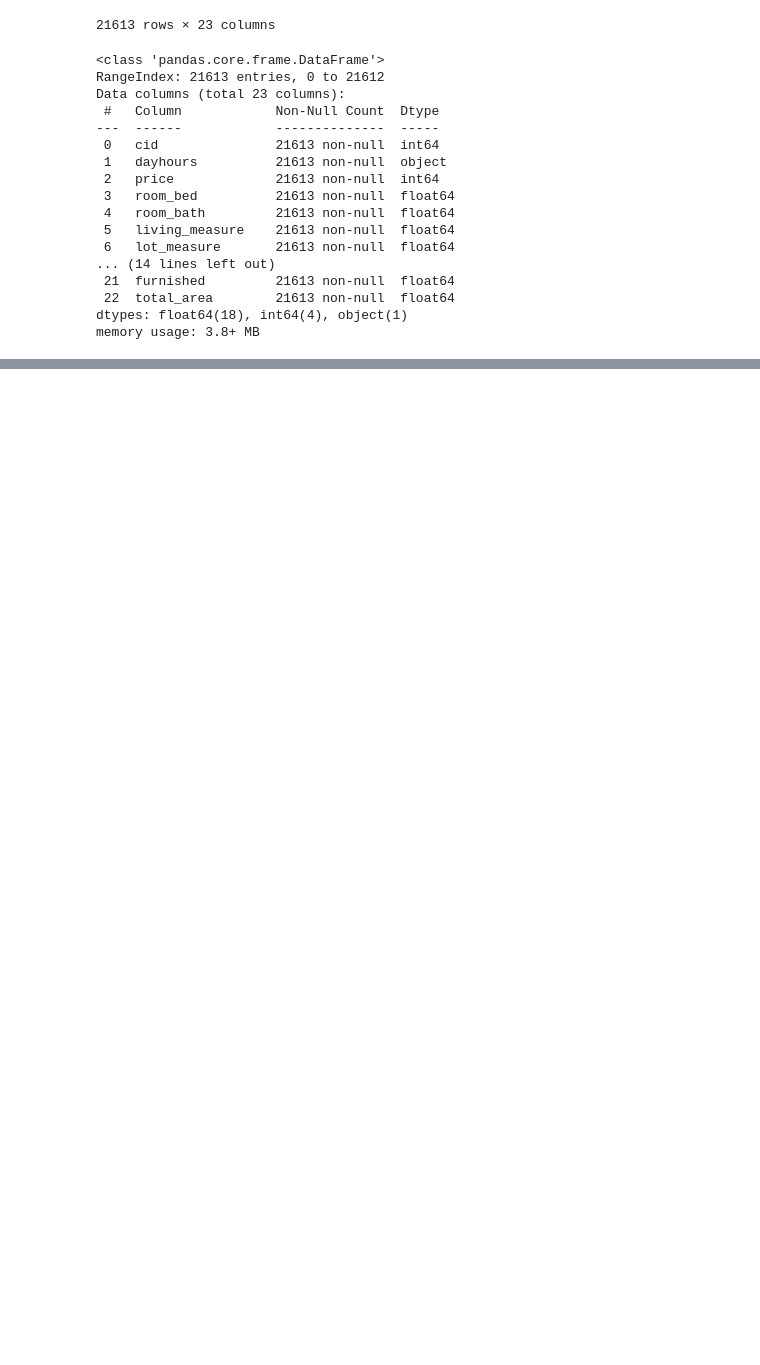
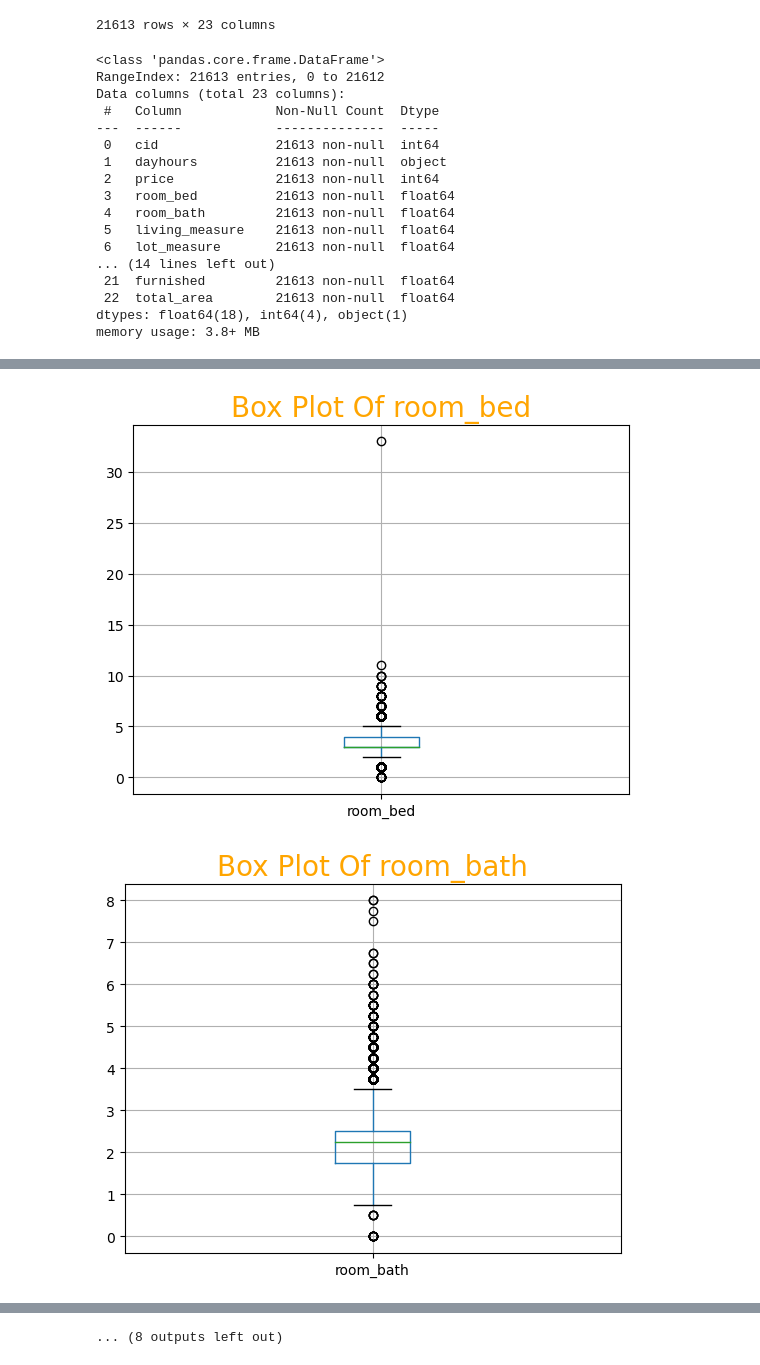
Before and after one commit to rivillasm/ineuron, a Jupyter notebook: Projects/RealEstate.ipynb, the cells around one changed output, grey strips where cells are left out. Saved outputs shown, nothing was run; the diff lists cells and outputs as text; code cells hidden in the pictures; blank space fills up the shorter version.

```diff
--- a/Projects/RealEstate.ipynb
+++ b/Projects/RealEstate.ipynb
@@ -325,0 +455,9 @@ df = data.copy()
+# %%
+# boxplot all the numerical columns and see if there any outliers
+for i in df.iloc[:, 3:].columns:
+    df.boxplot(column=i)
+    plt.title(f"Box Plot Of {i}" , fontsize=20, color="orange")
+    plt.show()
+# %% [output]
+[figure, added]
+[figure, added]
@@ -325,0 +474 @@ df = data.copy()
+... (8 outputs left out)
```
Also changed, not shown: parts of 17 cells of this notebook.
